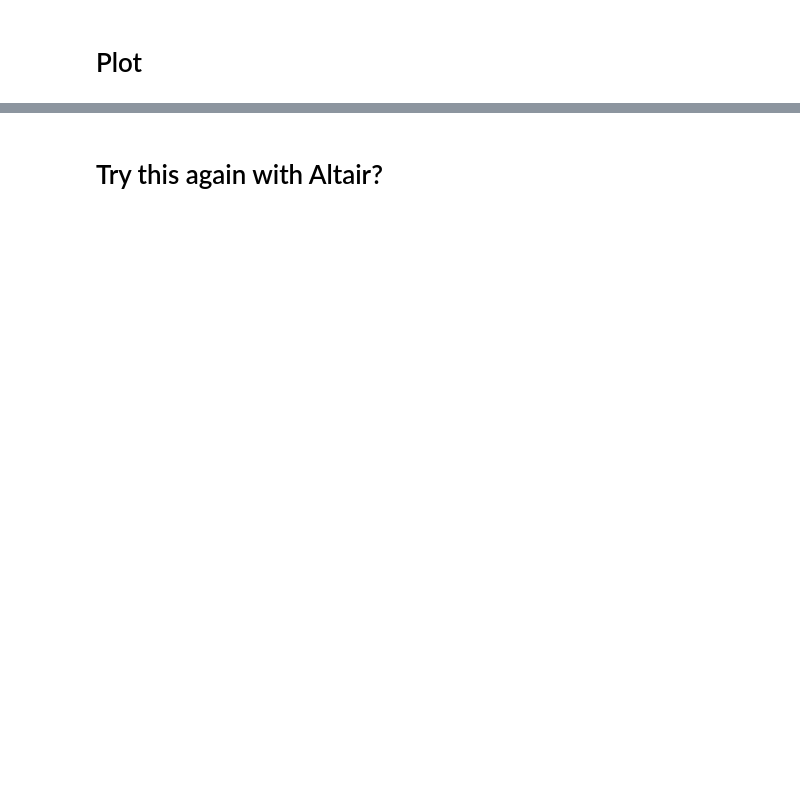
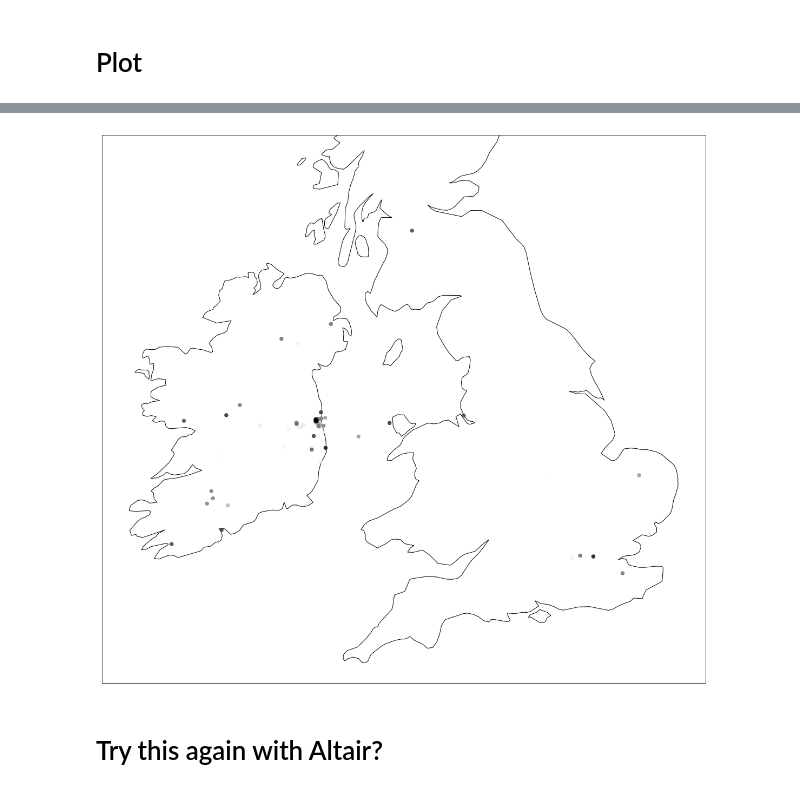
Before and after one commit to open-editions/corpus-joyce-portrait-TEI, a Jupyter notebook: analysis/analyze-geolocactions.ipynb, the cells around one changed output, grey strips where cells are left out. Saved outputs shown, nothing was run; the diff lists cells and outputs as text; code cells hidden in the pictures; blank space fills up the shorter version.

```diff
--- a/analysis/analyze-geolocactions.ipynb
+++ b/analysis/analyze-geolocactions.ipynb
@@ -122,3 +128,18 @@ gdf.cx[-11:1,50:58].plot(ax=ax, marker='o', c=(gdf.percentNarrative * 256), cmap
+# %%
+# Setting the figsize width here (20) seems to take effect,
+# but not setting the figsize height (40)
+fig, ax = plt.subplots(figsize=(20,20))
+
+gdf2.plot(ax=ax, color='white', edgecolor='black')
+gdf.plot(ax=ax, marker='o', c=(gdf.percentNarrative * 256), cmap='Greys', markersize=40, alpha=0.7)
+
+plt.ylim([6400000, 7750000])
+plt.xticks([])
+plt.yticks([])
+plt.savefig('portrait-map-bw.svg')
+plt.show()
+# %% [output]
+[figure, added]
 # %% [markdown]
 # Try this again with Altair?
 # %%
```
Also changed, not shown: parts of 7 cells of this notebook.
